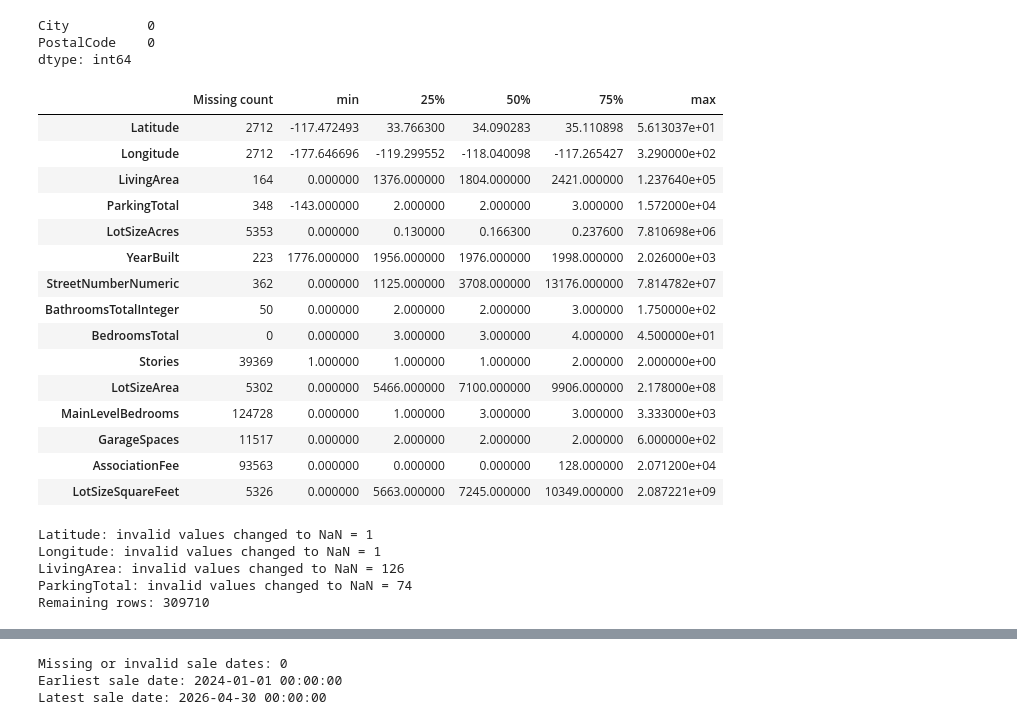
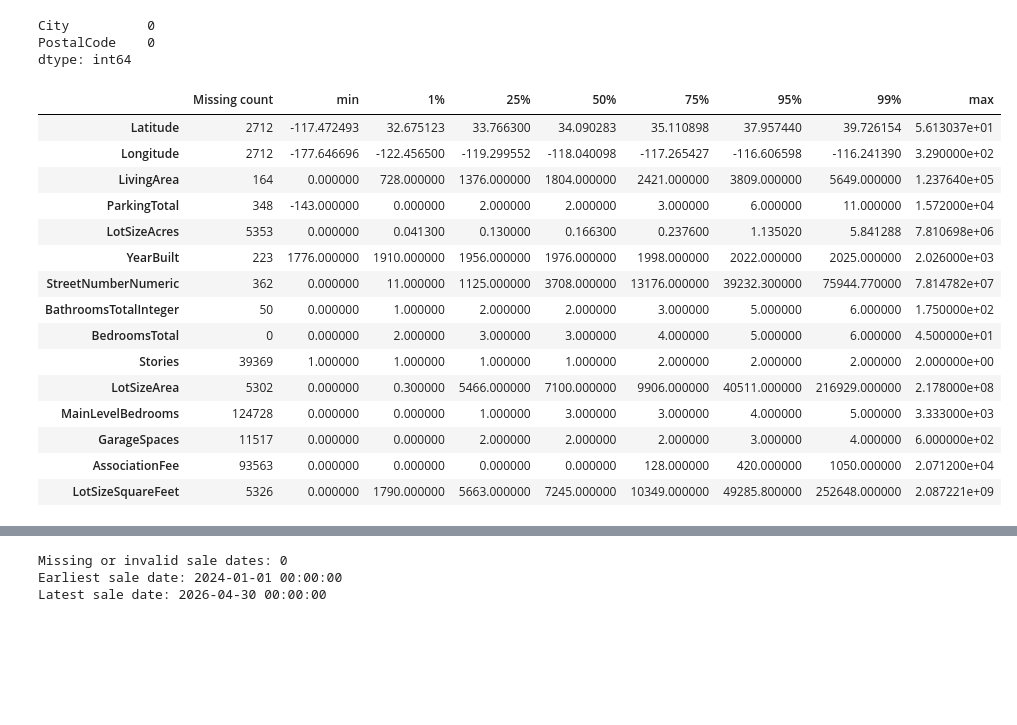
Before and after one commit to jiajiaa03/IDX-Exchange-Data-Science, a Jupyter notebook: notebooks/02_preprocessing.ipynb, the cells around one changed output, grey strips where cells are left out. Drawn from its saved outputs; the diff is of its cells as text; code cells hidden in the pictures; blank space fills up the shorter version.

```diff
--- a/notebooks/02_preprocessing.ipynb
+++ b/notebooks/02_preprocessing.ipynb
@@ -660,58 +1011,49 @@ dtype: int64
 # %%
 # Inspect numerical feature ranges and missing values.
 #if garage space = 0: maybe no garage
 numeric_columns = property_data.select_dtypes(
     include="number"
 ).columns
 
-numeric_summary = property_data[numeric_columns].describe().T
+numeric_summary = property_data[numeric_columns].describe(
+    percentiles=[0.01, 0.25, 0.50, 0.75, 0.95, 0.99]
+).T
 
 numeric_summary["Missing count"] = (
     property_data[numeric_columns].isna().sum()
 )
 
 display(
     numeric_summary[
-        ["Missing count", "min", "25%", "50%", "75%", "max"]
+        [
+            "Missing count",
+            "min",
+            "1%",
+            "25%",
+            "50%",
+            "75%",
+            "95%",
+            "99%",
+            "max",
+        ]
     ]
 )
 # %% [output]
-|  | Missing count | min | 25% | 50% | 75% | max |
-| Latitude | 2712 | -117.472493 | 33.766300 | 34.090283 | 35.110898 | 5.613037e+01 |
-| Longitude | 2712 | -177.646696 | -119.299552 | -118.040098 | -117.265427 | 3.290000e+02 |
-| LivingArea | 164 | 0.000000 | 1376.000000 | 1804.000000 | 2421.000000 | 1.237640e+05 |
-| ParkingTotal | 348 | -143.000000 | 2.000000 | 2.000000 | 3.000000 | 1.572000e+04 |
-| LotSizeAcres | 5353 | 0.000000 | 0.130000 | 0.166300 | 0.237600 | 7.810698e+06 |
-| YearBuilt | 223 | 1776.000000 | 1956.000000 | 1976.000000 | 1998.000000 | 2.026000e+03 |
-| StreetNumberNumeric | 362 | 0.000000 | 1125.000000 | 3708.000000 | 13176.000000 | 7.814782e+07 |
-| BathroomsTotalInteger | 50 | 0.000000 | 2.000000 | 2.000000 | 3.000000 | 1.750000e+02 |
-| BedroomsTotal | 0 | 0.000000 | 3.000000 | 3.000000 | 4.000000 | 4.500000e+01 |
-| Stories | 39369 | 1.000000 | 1.000000 | 1.000000 | 2.000000 | 2.000000e+00 |
-| LotSizeArea | 5302 | 0.000000 | 5466.000000 | 7100.000000 | 9906.000000 | 2.178000e+08 |
-| MainLevelBedrooms | 124728 | 0.000000 | 1.000000 | 3.000000 | 3.000000 | 3.333000e+03 |
-| GarageSpaces | 11517 | 0.000000 | 2.000000 | 2.000000 | 2.000000 | 6.000000e+02 |
-| AssociationFee | 93563 | 0.000000 | 0.000000 | 0.000000 | 128.000000 | 2.071200e+04 |
-| LotSizeSquareFeet | 5326 | 0.000000 | 5663.000000 | 7245.000000 | 10349.000000 | 2.087221e+09 |
+|  | Missing count | min | 1% | 25% | 50% | 75% | 95% | 99% | max |
+| Latitude | 2712 | -117.472493 | 32.675123 | 33.766300 | 34.090283 | 35.110898 | 37.957440 | 39.726154 | 5.613037e+01 |
+| Longitude | 2712 | -177.646696 | -122.456500 | -119.299552 | -118.040098 | -117.265427 | -116.606598 | -116.241390 | 3.290000e+02 |
+| LivingArea | 164 | 0.000000 | 728.000000 | 1376.000000 | 1804.000000 | 2421.000000 | 3809.000000 | 5649.000000 | 1.237640e+05 |
+| ParkingTotal | 348 | -143.000000 | 0.000000 | 2.000000 | 2.000000 | 3.000000 | 6.000000 | 11.000000 | 1.572000e+04 |
+| LotSizeAcres | 5353 | 0.000000 | 0.041300 | 0.130000 | 0.166300 | 0.237600 | 1.135020 | 5.841288 | 7.810698e+06 |
+| YearBuilt | 223 | 1776.000000 | 1910.000000 | 1956.000000 | 1976.000000 | 1998.000000 | 2022.000000 | 2025.000000 | 2.026000e+03 |
+| StreetNumberNumeric | 362 | 0.000000 | 11.000000 | 1125.000000 | 3708.000000 | 13176.000000 | 39232.300000 | 75944.770000 | 7.814782e+07 |
+| BathroomsTotalInteger | 50 | 0.000000 | 1.000000 | 2.000000 | 2.000000 | 3.000000 | 5.000000 | 6.000000 | 1.750000e+02 |
+| BedroomsTotal | 0 | 0.000000 | 2.000000 | 3.000000 | 3.000000 | 4.000000 | 5.000000 | 6.000000 | 4.500000e+01 |
+| Stories | 39369 | 1.000000 | 1.000000 | 1.000000 | 1.000000 | 2.000000 | 2.000000 | 2.000000 | 2.000000e+00 |
+| LotSizeArea | 5302 | 0.000000 | 0.300000 | 5466.000000 | 7100.000000 | 9906.000000 | 40511.000000 | 216929.000000 | 2.178000e+08 |
+| MainLevelBedrooms | 124728 | 0.000000 | 0.000000 | 1.000000 | 3.000000 | 3.000000 | 4.000000 | 5.000000 | 3.333000e+03 |
+| GarageSpaces | 11517 | 0.000000 | 0.000000 | 2.000000 | 2.000000 | 2.000000 | 3.000000 | 4.000000 | 6.000000e+02 |
+| AssociationFee | 93563 | 0.000000 | 0.000000 | 0.000000 | 0.000000 | 128.000000 | 420.000000 | 1050.000000 | 2.071200e+04 |
+| LotSizeSquareFeet | 5326 | 0.000000 | 1790.000000 | 5663.000000 | 7245.000000 | 10349.000000 | 49285.800000 | 252648.000000 | 2.087221e+09 |
 # %%
 # Right Now, Flag clearly invalid numerical values as missing.
-# %%
-
-invalid_rules = {
-    "Latitude": ~property_data["Latitude"].between(-90, 90),
-    "Longitude": ~property_data["Longitude"].between(-180, 180),
-    "LivingArea": property_data["LivingArea"].le(0),
-    "ParkingTotal": property_data["ParkingTotal"].lt(0),
-}
-
-for col, invalid in invalid_rules.items():
-    invalid = invalid & property_data[col].notna()
-    print(f"{col}: invalid values changed to NaN = {invalid.sum()}")
-    property_data.loc[invalid, col] = np.nan
-
-print("Remaining rows:", len(property_data))
-# %% [output]
-Latitude: invalid values changed to NaN = 1
-Longitude: invalid values changed to NaN = 1
-LivingArea: invalid values changed to NaN = 126
-ParkingTotal: invalid values changed to NaN = 74
-Remaining rows: 309710
```
Also changed, not shown: parts of 24 cells of this notebook.
